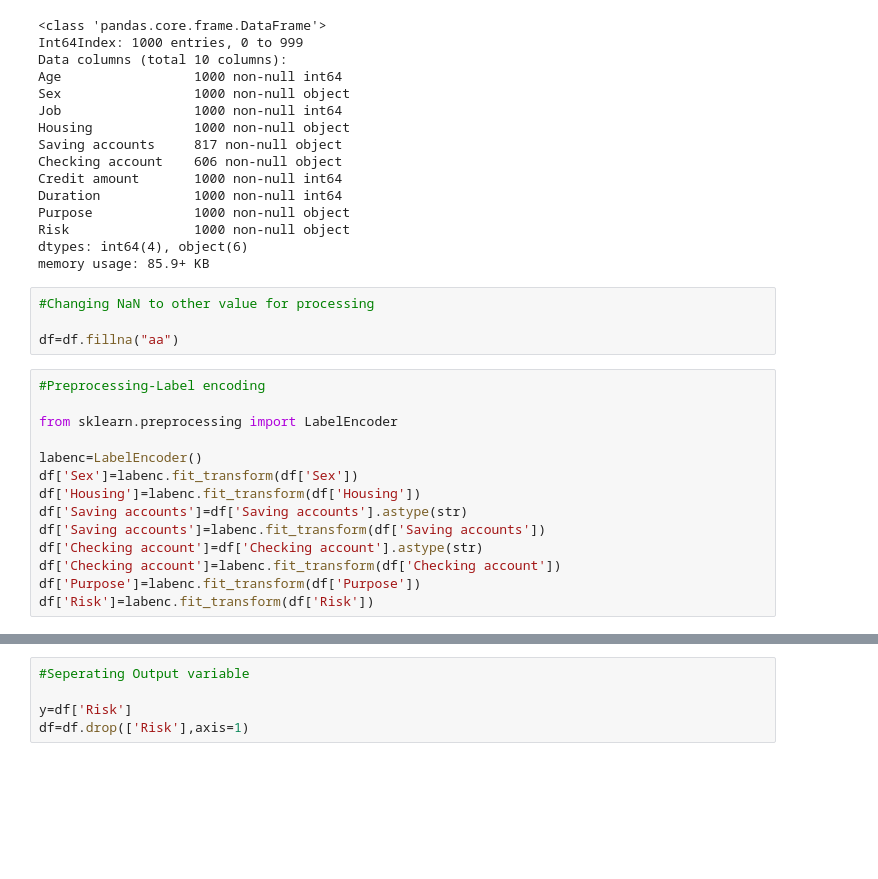
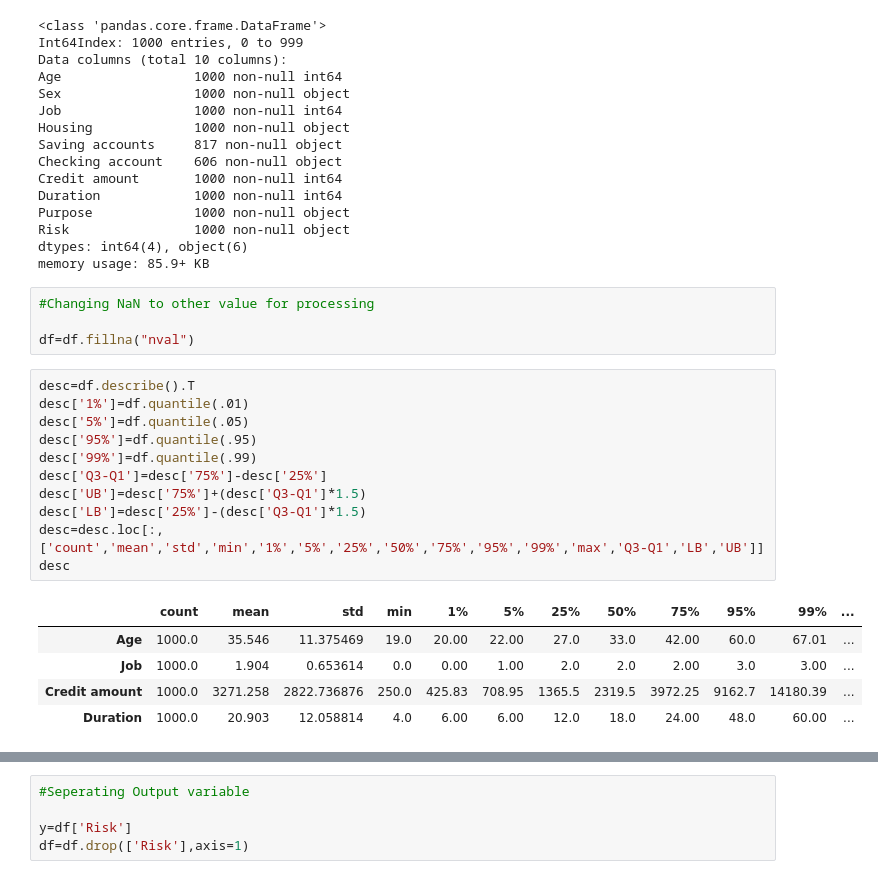
Before and after one commit to EbinAbraham/German-Credit-Classification-Python, a Jupyter notebook: GermanCreditClassification.ipynb, the cells around one changed output, grey strips where cells are left out. Saved outputs shown, nothing was run; the diff lists cells and outputs as text; blank space fills up the shorter version.

```diff
--- a/GermanCreditClassification.ipynb
+++ b/GermanCreditClassification.ipynb
@@ -37,18 +40,21 @@ memory usage: 85.9+ KB
 # %%
 #Changing NaN to other value for processing
 
-df=df.fillna("aa")
+df=df.fillna("nval")
-# %%
-#Preprocessing-Label encoding
-
-from sklearn.preprocessing import LabelEncoder
-
-labenc=LabelEncoder()
-df['Sex']=labenc.fit_transform(df['Sex'])
-df['Housing']=labenc.fit_transform(df['Housing'])
-df['Saving accounts']=df['Saving accounts'].astype(str)
-df['Saving accounts']=labenc.fit_transform(df['Saving accounts'])
-df['Checking account']=df['Checking account'].astype(str)
-df['Checking account']=labenc.fit_transform(df['Checking account'])
-df['Purpose']=labenc.fit_transform(df['Purpose'])
-df['Risk']=labenc.fit_transform(df['Risk'])
+# %%
+desc=df.describe().T
+desc['1%']=df.quantile(.01)
+desc['5%']=df.quantile(.05)
+desc['95%']=df.quantile(.95)
+desc['99%']=df.quantile(.99)
+desc['Q3-Q1']=desc['75%']-desc['25%']
+desc['UB']=desc['75%']+(desc['Q3-Q1']*1.5)
+desc['LB']=desc['25%']-(desc['Q3-Q1']*1.5)
+desc=desc.loc[:,['count','mean','std','min','1%','5%','25%','50%','75%','95%','99%','max','Q3-Q1','LB','UB']]
+desc
+# %% [output]
+|  | count | mean | std | min | 1% | 5% | 25% | 50% | 75% | 95% | 99% | ... |
+| Age | 1000.0 | 35.546 | 11.375469 | 19.0 | 20.00 | 22.00 | 27.0 | 33.0 | 42.00 | 60.0 | 67.01 | ... |
+| Job | 1000.0 | 1.904 | 0.653614 | 0.0 | 0.00 | 1.00 | 2.0 | 2.0 | 2.00 | 3.0 | 3.00 | ... |
+| Credit amount | 1000.0 | 3271.258 | 2822.736876 | 250.0 | 425.83 | 708.95 | 1365.5 | 2319.5 | 3972.25 | 9162.7 | 14180.39 | ... |
+| Duration | 1000.0 | 20.903 | 12.058814 | 4.0 | 6.00 | 6.00 | 12.0 | 18.0 | 24.00 | 48.0 | 60.00 | ... |
```
Also changed, not shown: parts of 22 cells of this notebook, 1 other file.
